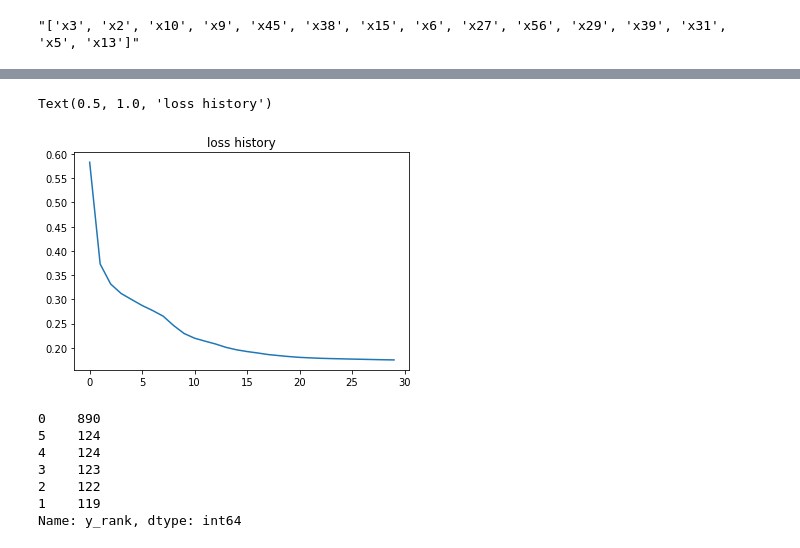
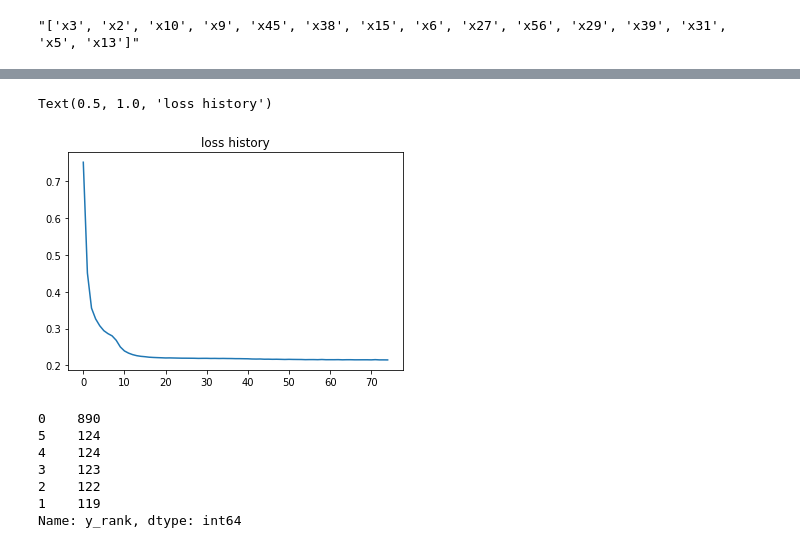
Before and after one commit to peterchen94/autoencoders, a Jupyter notebook: code/papermill/autoencoder_var_sel.ipynb, the cells around one changed output, grey strips where cells are left out. Drawn from its saved outputs; the diff is of its cells as text; code cells hidden in the pictures.

```diff
--- a/code/papermill/autoencoder_var_sel.ipynb
+++ b/code/papermill/autoencoder_var_sel.ipynb
@@ -115,7 +111,7 @@ Trainable params: 549
 Non-trainable params: 0
 _________________________________________________________________
 # %%
-history_callback = model.fit(X_train,X_train,epochs=30,batch_size = 12)
+history_callback = model.fit(X_train,X_train,epochs=75,batch_size = 32)
 loss_history = history_callback.history['loss']
 
 plt.plot(loss_history)
@@ -141,5 +137,5 @@ Epoch 30/30
 Text(0.5, 1.0, 'loss history')
-[figure, old version]
+[figure, new version]
 # %%
 model.save('autoencoder_12_6_12.h5')
 # %%
```
Also changed, not shown: parts of 29 cells of this notebook, 10 other files.
